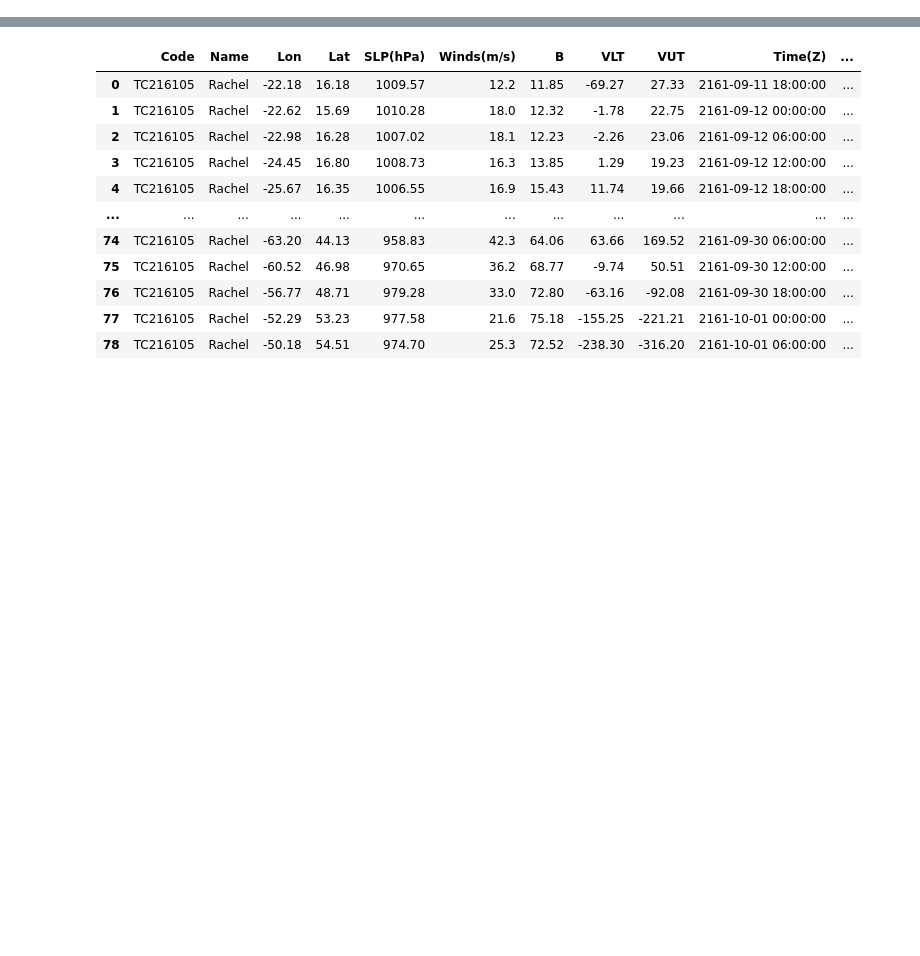
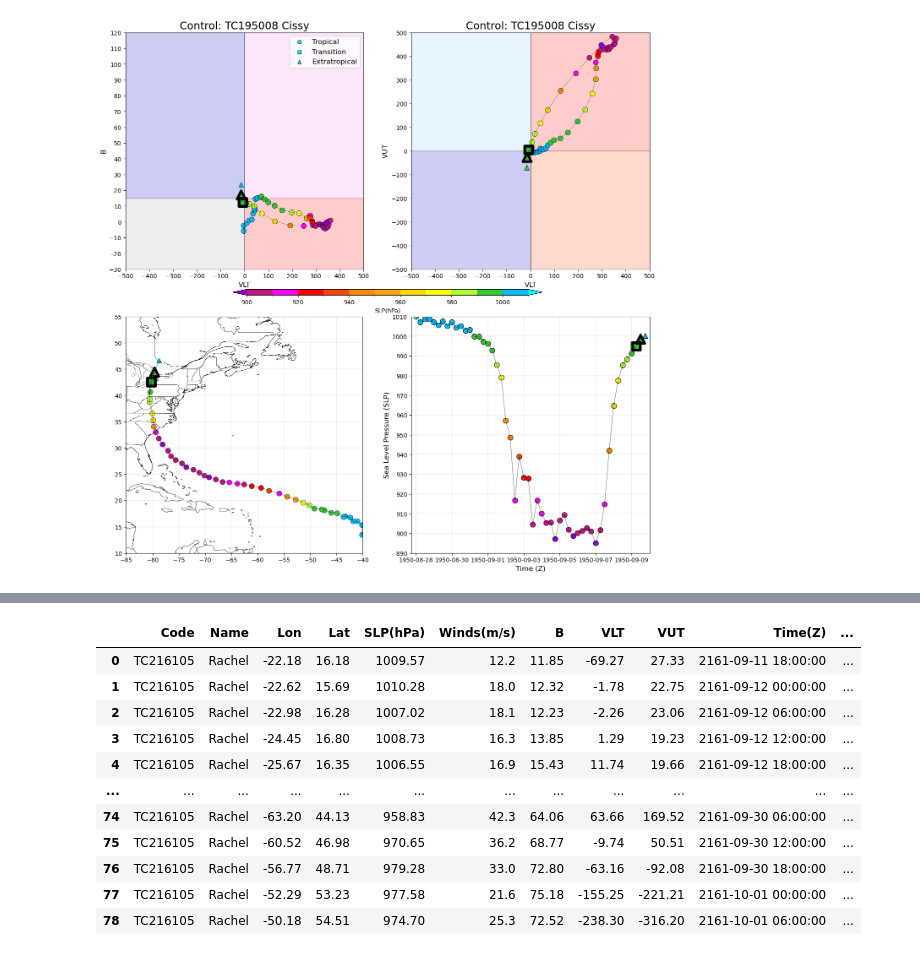
Before and after one commit to Luigi728/Penn_State_Research, a Jupyter notebook: Extra_Track_RCP_Analysis/RCP_Analysis_V5.3_Selected.ipynb, the cells around one changed output, grey strips where cells are left out. Cells and saved outputs as stored; diff of their text form; code cells hidden in the pictures; blank space fills up the shorter version.

```diff
--- a/Extra_Track_RCP_Analysis/RCP_Analysis_V5.3_Selected.ipynb
+++ b/Extra_Track_RCP_Analysis/RCP_Analysis_V5.3_Selected.ipynb
@@ -300,0 +354,9 @@ Plot_Cyclone_Info("Melody", DF_Melody, ET_Melody, SLP_Bounds, SLP_Colours, 1, Tr
+# %%
+DF_Cissy = Find_Storm(Control_Data, "TC195008")
+# %%
+ET_Cissy = Find_Storm(Control_ET, "TC195008")
+# %%
+# Input Code
+Plot_Cyclone_Info("Cissy", DF_Cissy, ET_Cissy, SLP_Bounds, SLP_Colours, 1, True, "Control", True)
+# %% [output]
+[figure, added]
```
Also changed, not shown: parts of 20 cells of this notebook, 3 other files.
